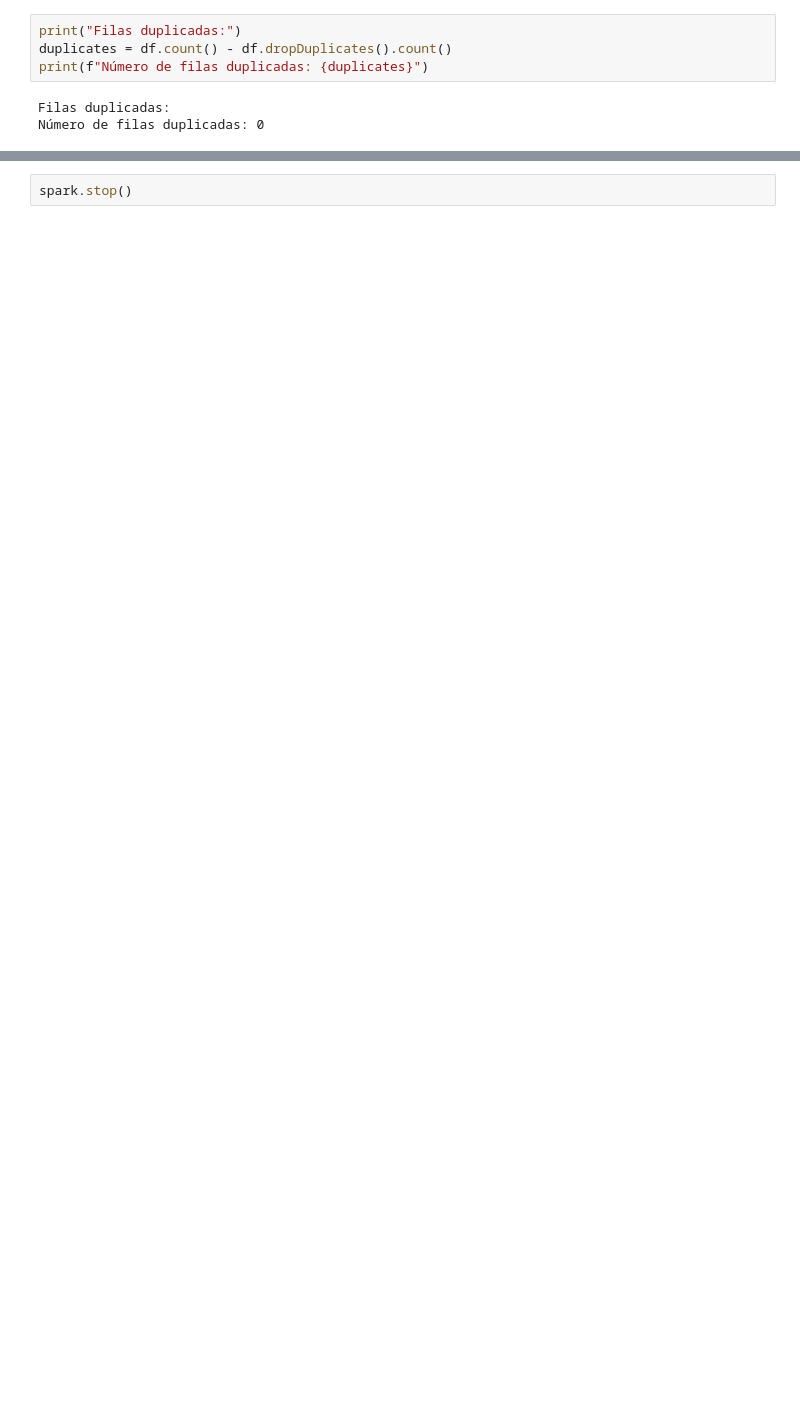
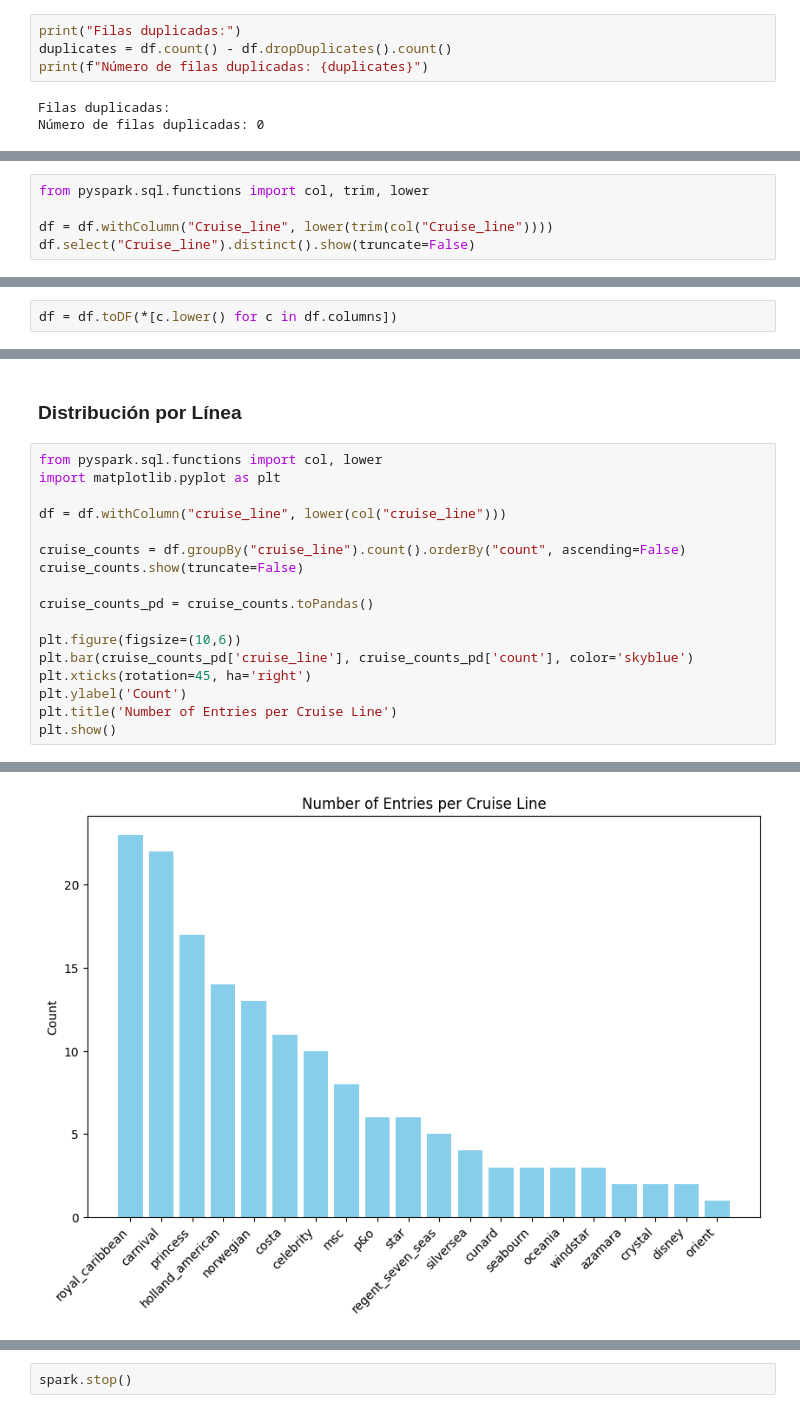
Before and after one commit to Its-Japo/DataScience, a Jupyter notebook: Lab10/cruise_data_analysis.ipynb, the cells around one changed output, grey strips where cells are left out. Saved outputs shown, nothing was run; the diff lists cells and outputs as text; blank space fills up the shorter version.

```diff
--- a/Lab10/cruise_data_analysis.ipynb
+++ b/Lab10/cruise_data_analysis.ipynb
@@ -459,0 +173,5 @@ df_clean.write.parquet("barcos_crucero_clean.parquet", mode="overwrite")
+# %%
+from pyspark.sql.functions import col, trim, lower
+
+df = df.withColumn("Cruise_line", lower(trim(col("Cruise_line"))))
+df.select("Cruise_line").distinct().show(truncate=False)
@@ -459,0 +199,2 @@ df_clean.write.parquet("barcos_crucero_clean.parquet", mode="overwrite")
+# %%
+df = df.toDF(*[c.lower() for c in df.columns])
@@ -459,0 +223,20 @@ df_clean.write.parquet("barcos_crucero_clean.parquet", mode="overwrite")
+# %% [markdown]
+### Distribución por Línea
+# %%
+from pyspark.sql.functions import col, lower
+import matplotlib.pyplot as plt
+
+df = df.withColumn("cruise_line", lower(col("cruise_line")))
+
+cruise_counts = df.groupBy("cruise_line").count().orderBy("count", ascending=False)
+cruise_counts.show(truncate=False)
+
+cruise_counts_pd = cruise_counts.toPandas()
+
+plt.figure(figsize=(10,6))
+plt.bar(cruise_counts_pd['cruise_line'], cruise_counts_pd['count'], color='skyblue')
+plt.xticks(rotation=45, ha='right')
+plt.ylabel('Count')
+plt.title('Number of Entries per Cruise Line')
+plt.show()
+# %% [output]
@@ -459,0 +260 @@ df_clean.write.parquet("barcos_crucero_clean.parquet", mode="overwrite")
+[figure, added]
```
Also changed, not shown: parts of 141 cells of this notebook.
